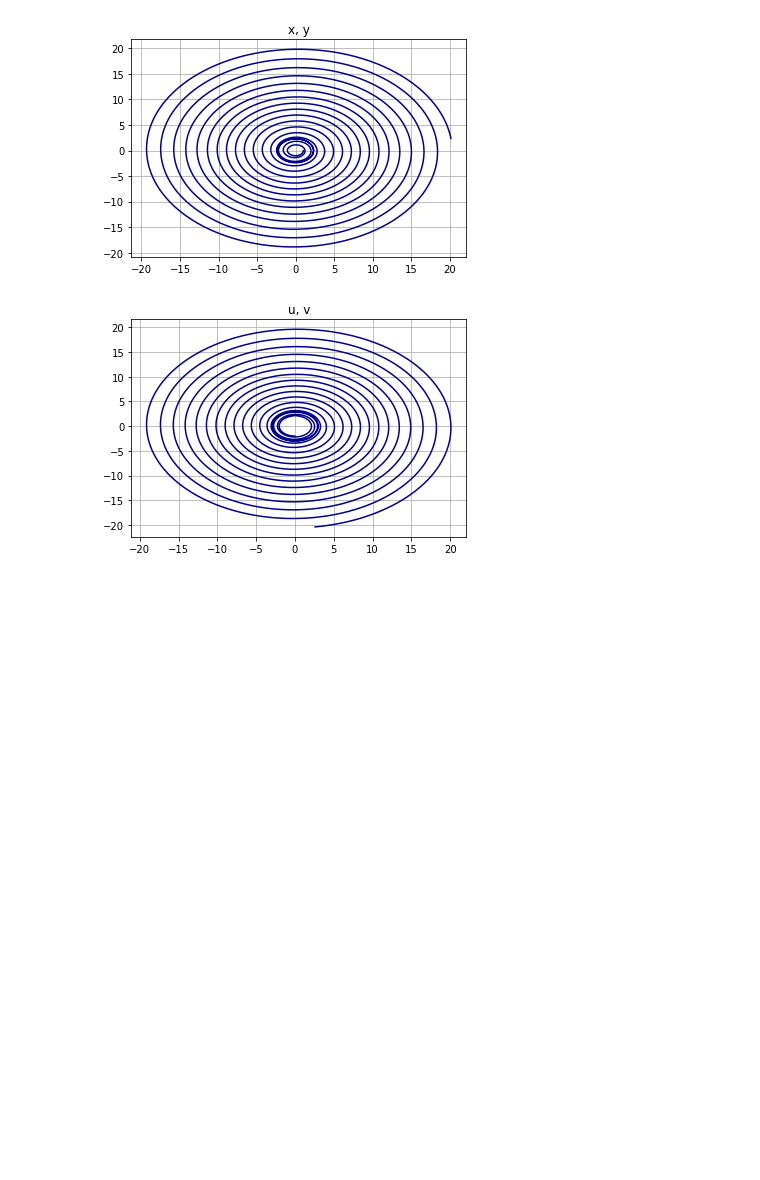
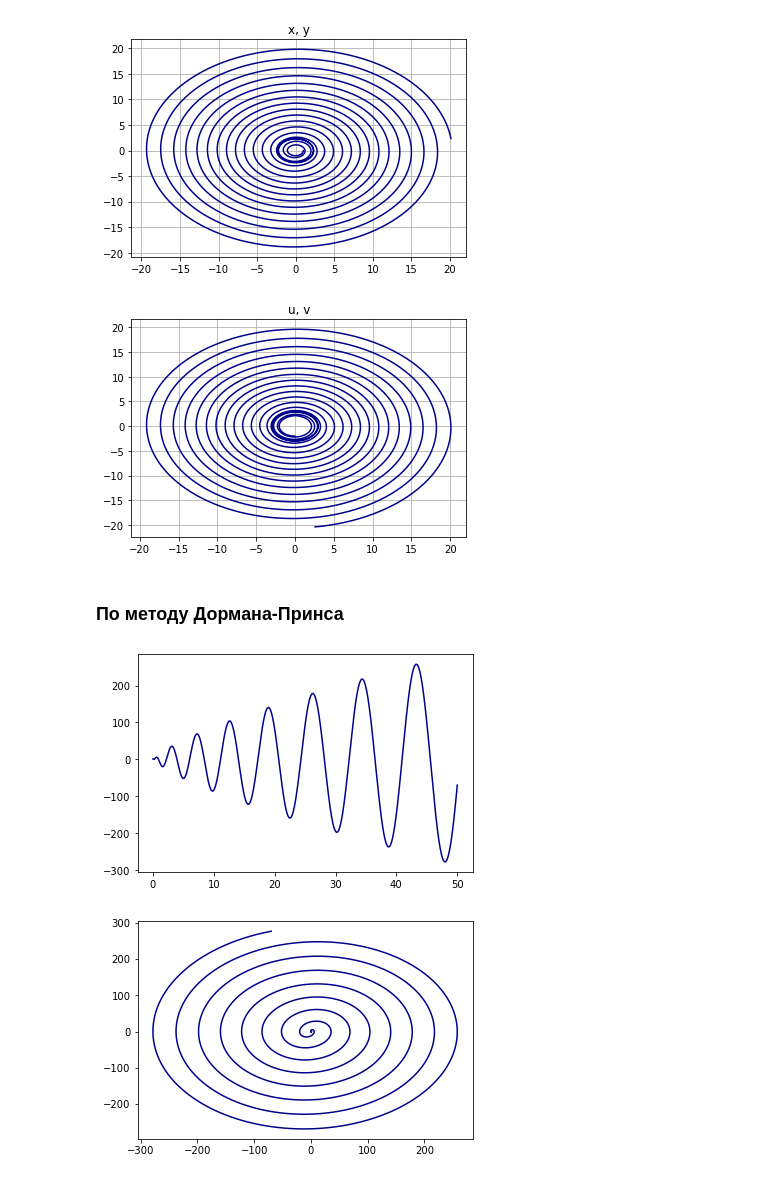
Before and after one commit to evdokiakuzmicheva/5th-term, a Jupyter notebook: Вычматы/Лабы/Задача_5.ipynb, the cells around one changed output. Saved outputs shown, nothing was run; the diff lists cells and outputs as text; code cells hidden in the pictures; blank space fills up the shorter version.

Commit message:
добавлен метод Дормана-Принса

```diff
--- a/Вычматы/Лабы/Задача_5.ipynb
+++ b/Вычматы/Лабы/Задача_5.ipynb
@@ -121,3 +121,5 @@ S.solve()
 [figure]
 [figure]
 [figure]
+# %% [markdown]
+### По методу Дормана-Принса
@@ -123,0 +141,41 @@ S.solve()
+# %%
+eps = 1e-3
+def dormand_prince(f, t, u, h):
+    k1 = h * f(t, u)
+    k2 = h * f(t + (1/5)*h, u + (1/5)*k1)
+    k3 = h * f(t + (3/10)*h, u + (3/40)*k1 + (9/40)*k2)
+    k4 = h * f(t + (4/5)*h, u + (44/45)*k1 - (56/15)*k2 + (32/9)*k3)
+    k5 = h * f(t + (8/9)*h, u + (19372/6561)*k1 - (25360/2187)*k2 + (64448/6561)*k3 - (212/729)*k4)
+    k6 = h * f(t + h, u + (9017/3168)*k1 - (355/33)*k2 - (46732/5247)*k3 + (49/176)*k4 - (5103/18656)*k5)
+    k7 = h * f(t + h, u + (35/384)*k1 + (500/1113)*k3 + (125/192)*k4 - (2187/6784)*k5 + (11/84)*k6)
+
+    y1 = u + (35/384)*k1 + (500/1113)*k3 + (125/192)*k4 - (2187/6784)*k5 + (11/84)*k6
+    y2 = u + (5179/57600)*k1 - (7571/16695)*k3 + (393/640)*k4 - (92097/339200)*k5 + (187/2100)*k6 + (1/40)*k7
+
+    h_opt = ((h**2) * eps / (2 * np.linalg.norm(y1-y2))) ** (1/3)
+    return (y1, h_opt)
+# %%
+u = u0
+u_ = [u0]
+
+t = 0
+h = 1e-3
+T = 50
+
+while t < T:
+    u, h = dormand_prince(f, t, u, h)
+    u_.append(u)
+    t += h
+
+u_ = np.array(u_)
+# %%
+fig, ax = plt.subplots(1, 1)
+plt.plot(np.linspace(0, T, num = len(u_)), u_[:, 0], color = 'darkblue')
+plt.show()
+
+fig, ax = plt.subplots(1, 1)
+plt.plot(u_[:, 0], u_[:, 1], color = 'darkblue')
+plt.show()
+# %% [output]
+[figure, added]
+[figure, added]
```
Also changed, not shown: parts of 1 cell of this notebook.
